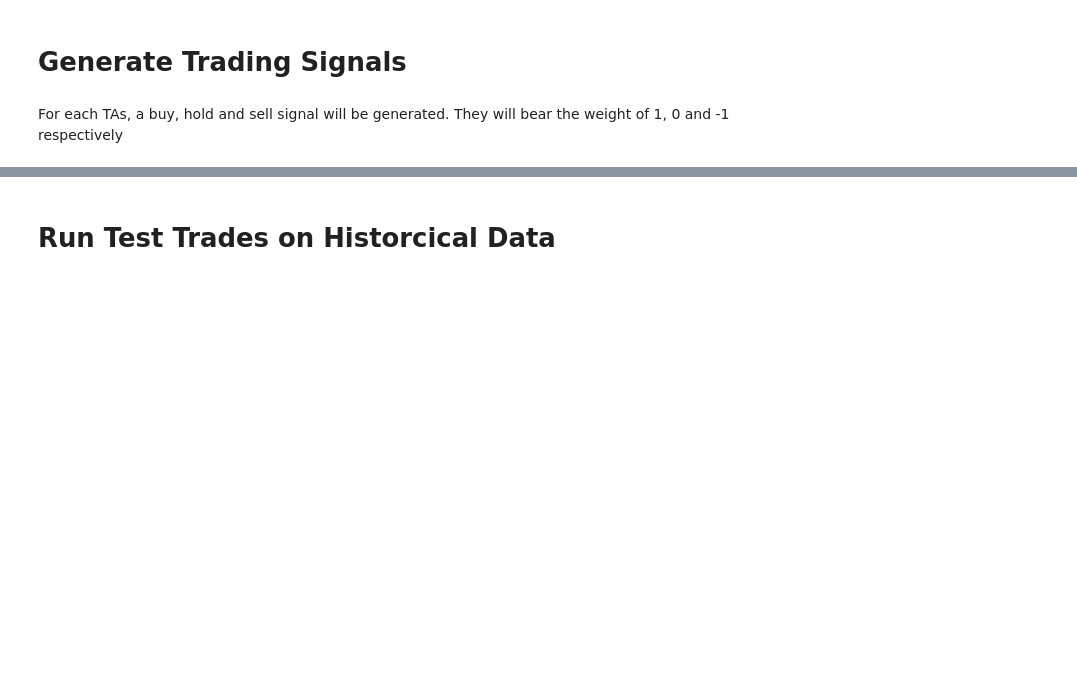
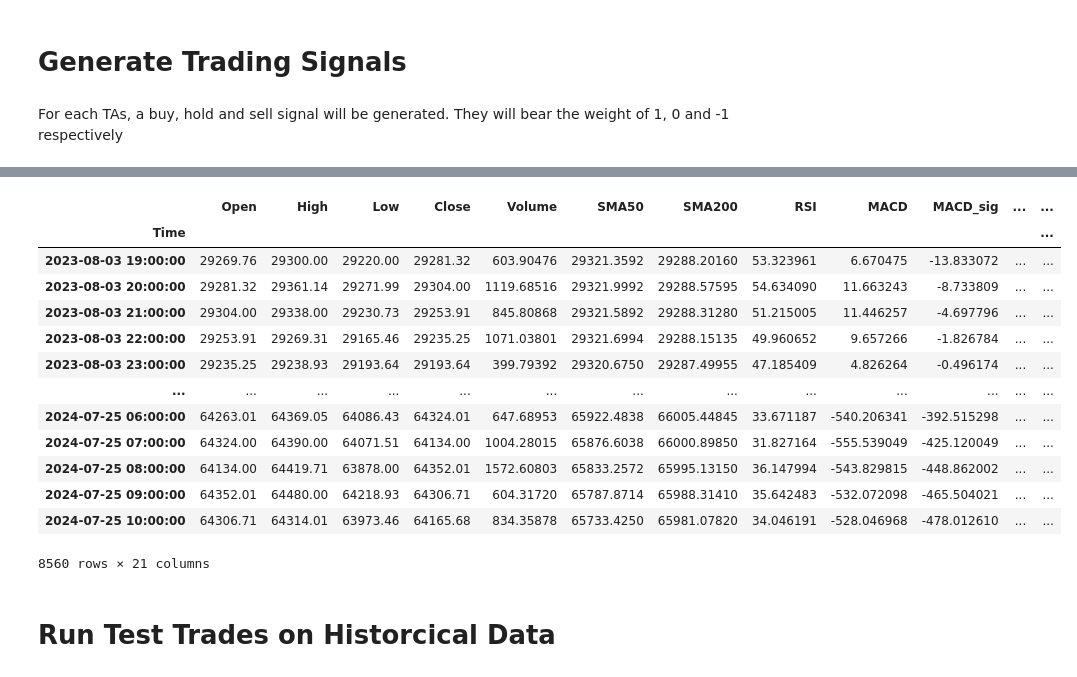
Before and after one commit to nolanspecter/binance_trading_bot, a Jupyter notebook: bot.ipynb, the cells around one changed output, grey strips where cells are left out. Cells and saved outputs as stored; diff of their text form; code cells hidden in the pictures; blank space fills up the shorter version.

```diff
--- a/bot.ipynb
+++ b/bot.ipynb
@@ -131,3 +137,21 @@ df['Buy/Sell Consensus'] = df['Signal_sma'] + df['Signal_macd'] + df['Signal_rsi
+# %%
+df = get_signal(df)
+df
+# %% [output]
+|  | Open | High | Low | Close | Volume | SMA50 | SMA200 | RSI | MACD | MACD_sig | ... | ... |
+| Time |  |  |  |  |  |  |  |  |  |  |  | ... |
+| 2023-08-03 19:00:00 | 29269.76 | 29300.00 | 29220.00 | 29281.32 | 603.90476 | 29321.3592 | 29288.20160 | 53.323961 | 6.670475 | -13.833072 | ... | ... |
+| 2023-08-03 20:00:00 | 29281.32 | 29361.14 | 29271.99 | 29304.00 | 1119.68516 | 29321.9992 | 29288.57595 | 54.634090 | 11.663243 | -8.733809 | ... | ... |
+| 2023-08-03 21:00:00 | 29304.00 | 29338.00 | 29230.73 | 29253.91 | 845.80868 | 29321.5892 | 29288.31280 | 51.215005 | 11.446257 | -4.697796 | ... | ... |
+| 2023-08-03 22:00:00 | 29253.91 | 29269.31 | 29165.46 | 29235.25 | 1071.03801 | 29321.6994 | 29288.15135 | 49.960652 | 9.657266 | -1.826784 | ... | ... |
+| 2023-08-03 23:00:00 | 29235.25 | 29238.93 | 29193.64 | 29193.64 | 399.79392 | 29320.6750 | 29287.49955 | 47.185409 | 4.826264 | -0.496174 | ... | ... |
+| ... | ... | ... | ... | ... | ... | ... | ... | ... | ... | ... | ... | ... |
+| 2024-07-25 06:00:00 | 64263.01 | 64369.05 | 64086.43 | 64324.01 | 647.68953 | 65922.4838 | 66005.44845 | 33.671187 | -540.206341 | -392.515298 | ... | ... |
+| 2024-07-25 07:00:00 | 64324.00 | 64390.00 | 64071.51 | 64134.00 | 1004.28015 | 65876.6038 | 66000.89850 | 31.827164 | -555.539049 | -425.120049 | ... | ... |
+| 2024-07-25 08:00:00 | 64134.00 | 64419.71 | 63878.00 | 64352.01 | 1572.60803 | 65833.2572 | 65995.13150 | 36.147994 | -543.829815 | -448.862002 | ... | ... |
+| 2024-07-25 09:00:00 | 64352.01 | 64480.00 | 64218.93 | 64306.71 | 604.31720 | 65787.8714 | 65988.31410 | 35.642483 | -532.072098 | -465.504021 | ... | ... |
+| 2024-07-25 10:00:00 | 64306.71 | 64314.01 | 63973.46 | 64165.68 | 834.35878 | 65733.4250 | 65981.07820 | 34.046191 | -528.046968 | -478.012610 | ... | ... |
+8560 rows × 21 columns
 # %% [markdown]
 # Run Test Trades on Historcical Data
 # %%
```
Also changed, not shown: parts of 11 cells of this notebook.
